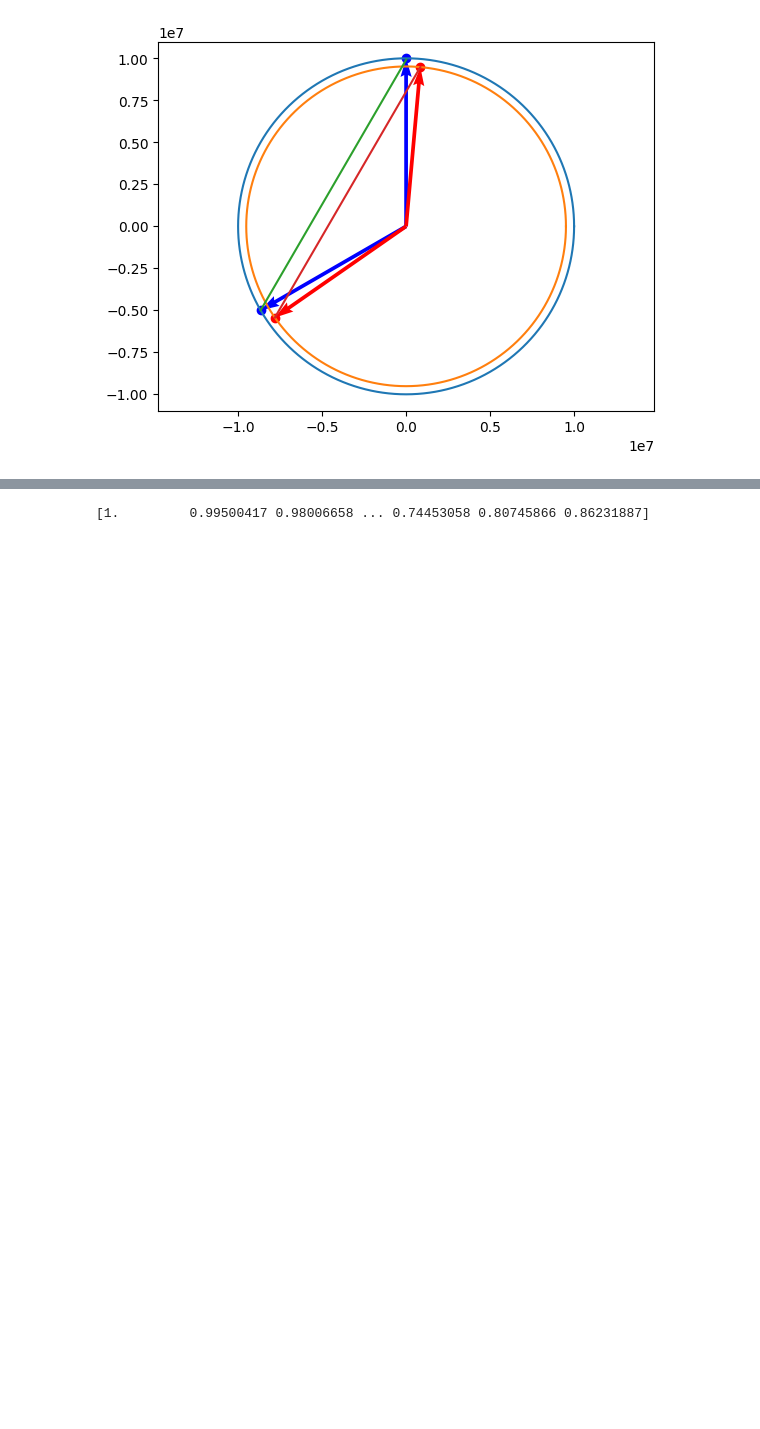
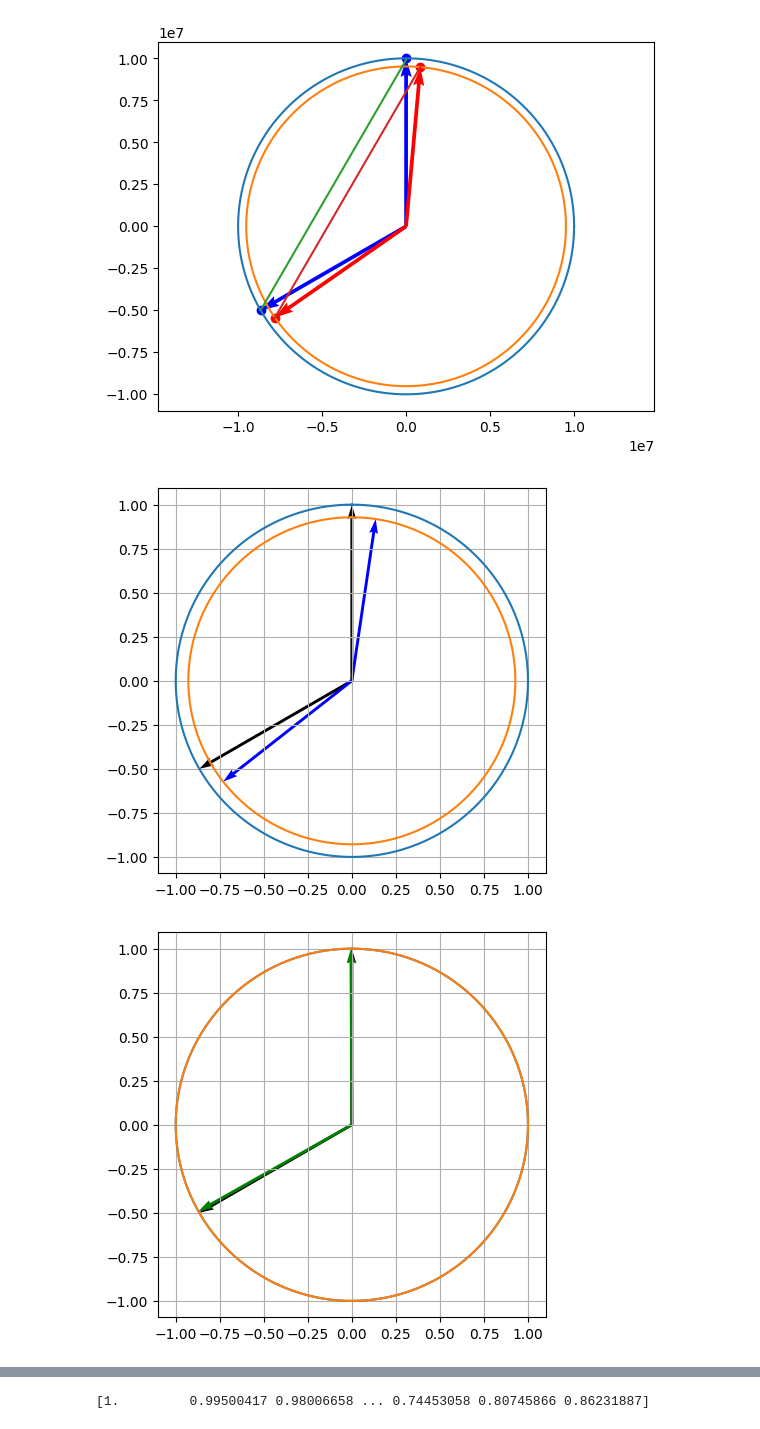
Before and after one commit to mhchoi960905/Holographic-optical-element-pre-compensation, a Jupyter notebook: wavelength_test_MHChoi.ipynb, the cells around one changed output, grey strips where cells are left out. Saved outputs shown, nothing was run; the diff lists cells and outputs as text; code cells hidden in the pictures; blank space fills up the shorter version.

```diff
--- a/wavelength_test_MHChoi.ipynb
+++ b/wavelength_test_MHChoi.ipynb
@@ -408,10 +408,8 @@ phi_mirror_air= 14.937837925047495
 [figure]
 # %%
 import numpy as np
-#import matplotlib.pyplot as plt
-import sympy as sym
-import plotly.express as px
-import plotly.graph_objects as go
+import matplotlib.pyplot as plt
+
 
 # Parameters
 cm, mm, um, nm = (1e-2, 1e-3, 1e-6, 1e-9)
@@ -430,14 +428,14 @@ solution_BGR = dict()
 for i in range(num_wvl):
    # wavenumber of recording and display light
    k_r = 2*np.pi / wvl_record[i]
-   k_d = 2*np.pi / wvl_disp_center[i]
+   k_d = 2*np.pi / wvl_disp_center[i] # this is the reference wavelength which makes normalized k-vector
    k_ratio = k_r/k_d
 
    # Ideal angles for display's central wavelength inside the waveguide or HOE (n=1.5)
    # Sign of angle is (-) when it is clockwise, (+) when it is CCW
    alpha_out_ideal = np.array(np.pi/2)
-   beta_out_ideal = np.array(1) * (theta_prism + 2*np.pi)
-   alpha_in_ideal = np.array(1) * (np.pi + angle_PG_deflect(wvl_disp_center[i]))
+   beta_out_ideal = np.array(1) * (-np.pi/2-theta_prism)
+   alpha_in_ideal = np.array(1) * (np.pi/2 + angle_PG_deflect(wvl_disp_center[i]))
    beta_in_ideal = beta_out_ideal
 
    # Ideal unit k-vectors and grating vector K
@@ -449,43 +447,78 @@ for i in range(num_wvl):
    # These grating vector should be recorded to the HOE.
    K_uvec_out_ideal = k_uvec_out_ref - k_uvec_out_sig
    K_uvec_in_ideal = k_uvec_in_ref - k_uvec_in_sig
 
    # However, there is a shrinkage at the HOE fixing process
    # These are pro-compensated K-vector for recording
-   K_uvec_out_precomp = [K_uvec_out_ideal[0], 1/(1+shrinkage_HOE)*K_uvec_out_ideal[1]]
-   K_uvec_in_precomp = [K_uvec_in_ideal[0], 1/(1+shrinkage_HOE)*K_uvec_in_ideal[1]]
+   K_uvec_out_precomp = np.array([K_uvec_out_ideal[0], 1/(1+shrinkage_HOE)*K_uvec_out_ideal[1]])
+   K_uvec_in_precomp = np.array([K_uvec_in_ideal[0], 1/(1+shrinkage_HOE)*K_uvec_in_ideal[1]])
 
-   # Let's find two coordinates where precompensated K-vector meets
-   x = sym.symbols('x'); z = sym.symbols('z')
-   eq1_out = x**2 + z**2 - k_ratio**2
-   eq2_out = (x+K_uvec_out_precomp[0])**2 + (z+K_uvec_out_precomp[1])**2 - k_ratio**2
-   eq1_in  = x**2 + z**2 - k_ratio**2
-   eq2_in = (x+K_uvec_in_precomp[0])**2 + (z+K_uvec_in_precomp[1])**2 - k_ratio**2
-   solutions_out = sym.solve([eq1_out, eq2_out], real = True)
-   solutions_in = sym.solve([eq1_in, eq2_in], real = True)
+   # Let's find two coordinates where precompensated K-vector fits in k-circle of recording wavelength
+   # Used calculated equations
+   a = K_uvec_out_precomp[0]; b = K_uvec_out_precomp[1]
+   x1_out = -(a**2 - 2*b*(b/2 + (a*(-(a**2 + b**2 - 4*k_ratio**2)/(a**2 + b**2))**(1/2))/2) + b**2)/(2*a)
+   x2_out = -(a**2 - 2*b*(b/2 - (a*(-(a**2 + b**2 - 4*k_ratio**2)/(a**2 + b**2))**(1/2))/2) + b**2)/(2*a)
+   z1_out = - b/2 - (a*(-(a**2 + b**2 - 4*k_ratio**2)/(a**2 + b**2))**(1/2))/2
+   z2_out = - b/2 + (a*(-(a**2 + b**2 - 4*k_ratio**2)/(a**2 + b**2))**(1/2))/2
+   flag1 = abs(k_uvec_out_sig[0]-x1_out)
+   flag2 = abs(k_uvec_out_sig[0]-x2_out)
+   if flag1 > flag2:
+      k_uvec_out_sig_record = np.array([x2_out, z2_out])
+   else:
+      k_uvec_out_sig_record = np.array([x1_out, z1_out])
+   k_uvec_out_ref_record = k_uvec_out_sig_record + K_uvec_out_precomp
+
+   a = K_uvec_in_precomp[0]; b = K_uvec_in_precomp[1]
+   x1_in = -(a**2 - 2*b*(b/2 + (a*(-(a**2 + b**2 - 4*k_ratio**2)/(a**2 + b**2))**(1/2))/2) + b**2)/(2*a)
+   x2_in = -(a**2 - 2*b*(b/2 - (a*(-(a**2 + b**2 - 4*k_ratio**2)/(a**2 + b**2))**(1/2))/2) + b**2)/(2*a)
+   z1_in = - b/2 - (a*(-(a**2 + b**2 - 4*k_ratio**2)/(a**2 + b**2))**(1/2))/2
+   z2_in = - b/2 + (a*(-(a**2 + b**2 - 4*k_ratio**2)/(a**2 + b**2))**(1/2))/2
+   flag1 = abs(k_uvec_in_sig[0]-x1_in)
+   flag2 = abs(k_uvec_in_sig[0]-x2_in)
+   if flag1 > flag2:
+      k_uvec_in_sig_record = np.array([x2_in, z2_in])
+   else:
+      k_uvec_in_sig_record = np.array([x1_in, z1_in])
+   k_uvec_in_ref_record = k_uvec_in_sig_record + K_uvec_in_precomp
+   k_uvec_in_ref_record = k_uvec_in_sig_record + K_uvec_in_precomp
+
+
+
 
 
    # For plotting
    x_domain = np.linspace(-1, 1, 1001)
    y_domain = np.linspace(-1, 1, 1001)
+   color_ = ['b', 'g', 'r']
    theta_domain = np.deg2rad(np.linspace(0, 360, 721))
-   df_circle = pd.DataFrame(np.sin(theta_domain), np.cos(theta_domain))
-   fig = px.line(df_circle, width=500, height=500)
-   fig.show()
+   plt.figure(figsize=(5,5))
+   plt.grid()
+   plt.plot(np.sin(theta_domain), np.cos(theta_domain))
+   plt.plot(k_ratio * np.sin(theta_domain), k_ratio * np.cos(theta_domain))
+   plt.quiver(0, 0, k_uvec_out_ref[0], k_uvec_out_ref[1], units='xy', scale=1, color='k')
+   plt.quiver(0, 0, k_uvec_out_sig[0], k_uvec_out_sig[1], units='xy', scale=1, color='k')
+   plt.quiver(0, 0, k_uvec_out_ref_record[0], k_uvec_out_ref_record[1], units='xy', scale=1, color=color_[i])
+   plt.quiver(0, 0, k_uvec_out_sig_record[0], k_uvec_out_sig_record[1], units='xy', scale=1, color=color_[i])
+   plt.axis('equal')
+
+   plt.show()
 
 
 
 
 
 
 
 def angle_PG_deflect(input_wvl, Period_grating=3.2*um):
    # Default PG has 10 degrees deflection at 550nm
    k = 2*np.pi / input_wvl
    K = 2*np.pi / Period_grating
    deflect_angle = np.arctan(K/np.sqrt(k**2-K**2))
    return deflect_angle # unit --> radians
 
 def angle_after_refract(theta, n_first, n_second):
    refract_angle = np.arcsin(n_first/n_second * np.sin(theta))
    return refract_angle # unit --> radians
+# %% [output]
+[figure, added]
+[figure, added]
```
Also changed, not shown: parts of 2 cells of this notebook.
